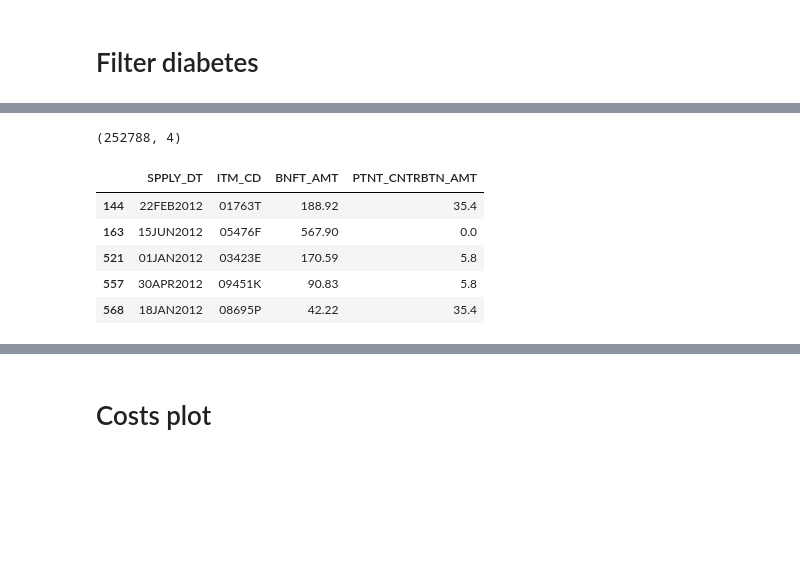
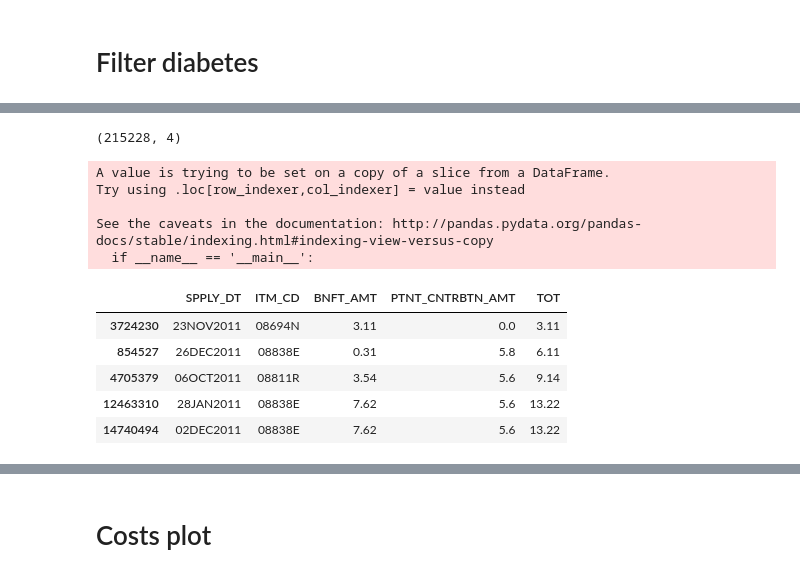
Before and after one commit to samuelefiorini/tangle, a Jupyter notebook: notebooks/test.ipynb, the cells around one changed output, grey strips where cells are left out. Cells and saved outputs as stored; diff of their text form; code cells hidden in the pictures; blank space fills up the shorter version.

```diff
--- a/notebooks/test.ipynb
+++ b/notebooks/test.ipynb
@@ -105,7 +106,7 @@ dd_set = set(list(dd.values.ravel()))
 # %% [markdown]
 # Filter diabetes
 # %%
-filename = 'PBS_SAMPLE_10PCT_2012.csv'
+filename = 'PBS_SAMPLE_10PCT_2011.csv'
 costs = pd.read_csv(os.path.join(ROOT, '{}'.format(filename)), header=0,
                     usecols=['BNFT_AMT', 'PTNT_CNTRBTN_AMT', 'ITM_CD', 'SPPLY_DT'])
 costs.head()
@@ -160,13 +121,21 @@ Name: ITM_CD, Length: 23473539, dtype: bool
 dd_costs = costs.loc[costs['ITM_CD'].isin(dd_set)]
 print(dd_costs.shape)
 # %% [output]
-(252788, 4)
+(215228, 4)
+# %%
+dd_costs['TOT'] = dd_costs['BNFT_AMT'] + dd_costs['PTNT_CNTRBTN_AMT']
+# %% [output]
+A value is trying to be set on a copy of a slice from a DataFrame.
+Try using .loc[row_indexer,col_indexer] = value instead
+
+See the caveats in the documentation: http://pandas.pydata.org/pandas-docs/stable/indexing.html#indexing-view-versus-copy
+  if __name__ == '__main__':
 # %%
-dd_costs.head()
+dd_costs.sort_values(by='TOT').head()
 # %% [output]
-|  | SPPLY_DT | ITM_CD | BNFT_AMT | PTNT_CNTRBTN_AMT |
-| 144 | 22FEB2012 | 01763T | 188.92 | 35.4 |
-| 163 | 15JUN2012 | 05476F | 567.90 | 0.0 |
-| 521 | 01JAN2012 | 03423E | 170.59 | 5.8 |
-| 557 | 30APR2012 | 09451K | 90.83 | 5.8 |
-| 568 | 18JAN2012 | 08695P | 42.22 | 35.4 |
+|  | SPPLY_DT | ITM_CD | BNFT_AMT | PTNT_CNTRBTN_AMT | TOT |
+| 3724230 | 23NOV2011 | 08694N | 3.11 | 0.0 | 3.11 |
+| 854527 | 26DEC2011 | 08838E | 0.31 | 5.8 | 6.11 |
+| 4705379 | 06OCT2011 | 08811R | 3.54 | 5.6 | 9.14 |
+| 12463310 | 28JAN2011 | 08838E | 7.62 | 5.6 | 13.22 |
+| 14740494 | 02DEC2011 | 08838E | 7.62 | 5.6 | 13.22 |
```
Also changed, not shown: parts of 17 cells of this notebook, 1 other file.
